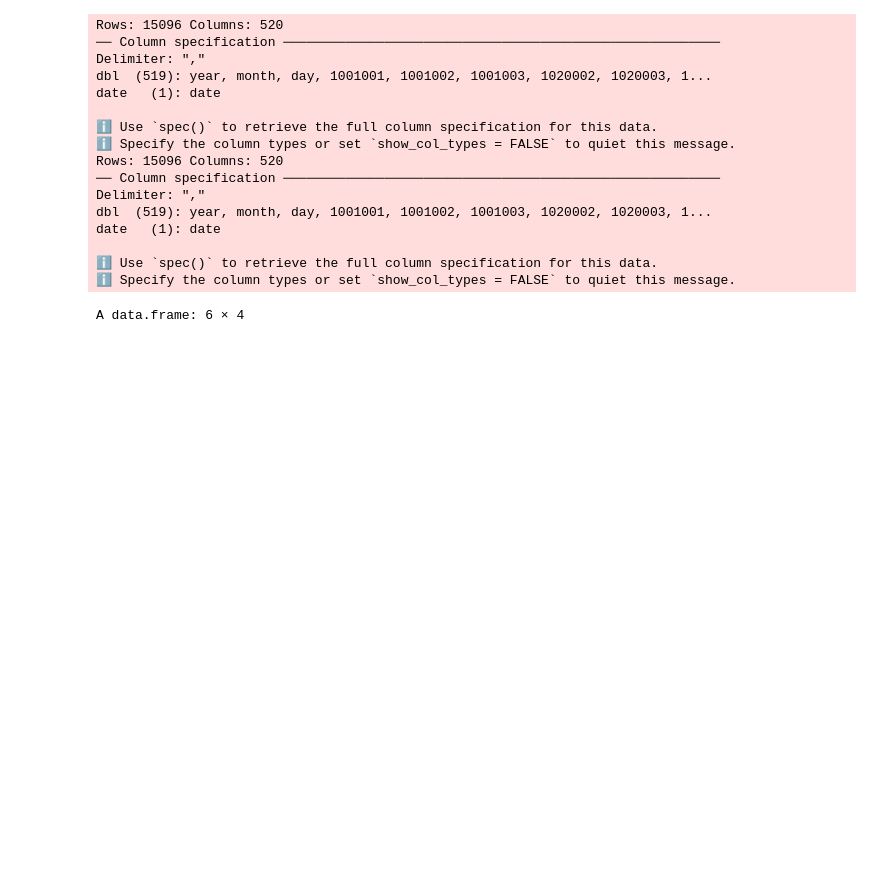
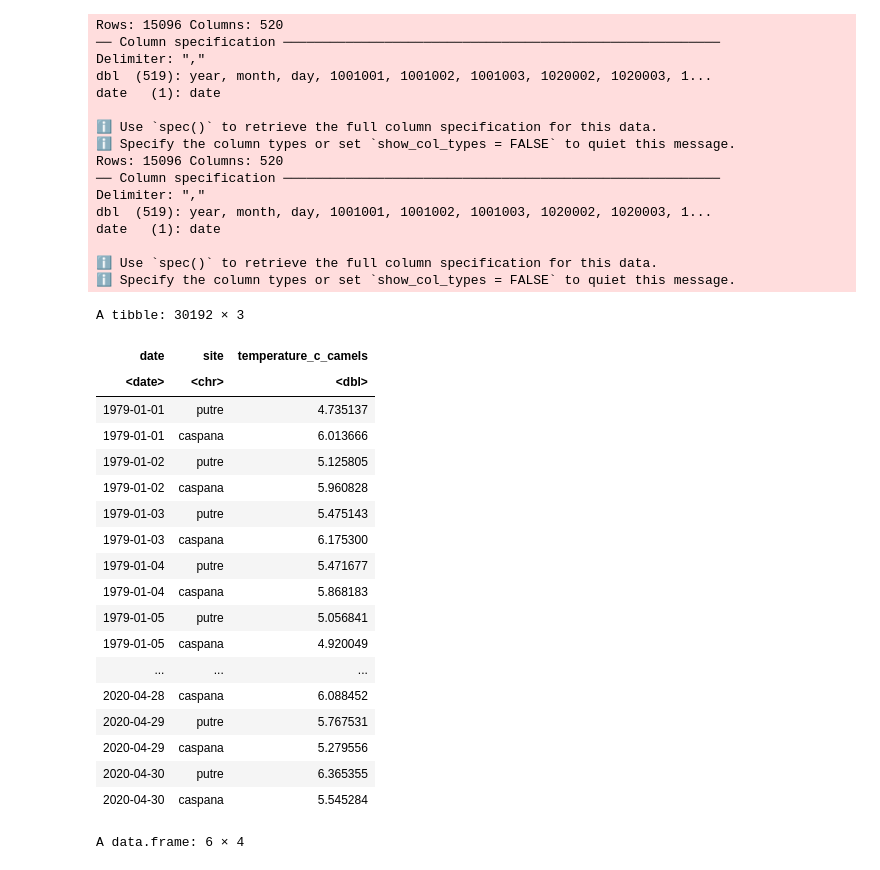
Before and after one commit to valegio/era5_correction_high_andes, a Jupyter notebook: scripts/1_data_cleaning.ipynb, the cells around one changed output. Cells and saved outputs as stored; diff of their text form; code cells hidden in the pictures; blank space fills up the shorter version.

```diff
--- a/scripts/1_data_cleaning.ipynb
+++ b/scripts/1_data_cleaning.ipynb
@@ -258,6 +258,28 @@ date   (1): date
 
 ℹ Use `spec()` to retrieve the full column specification for this data.
 ℹ Specify the column types or set `show_col_types = FALSE` to quiet this message.
+# %%
+df_camels_t
+# %% [output]
+A tibble: 30192 × 3
+| date | site | temperature_c_camels |
+| <date> | <chr> | <dbl> |
+| 1979-01-01 | putre | 4.735137 |
+| 1979-01-01 | caspana | 6.013666 |
+| 1979-01-02 | putre | 5.125805 |
+| 1979-01-02 | caspana | 5.960828 |
+| 1979-01-03 | putre | 5.475143 |
+| 1979-01-03 | caspana | 6.175300 |
+| 1979-01-04 | putre | 5.471677 |
+| 1979-01-04 | caspana | 5.868183 |
+| 1979-01-05 | putre | 5.056841 |
+| 1979-01-05 | caspana | 4.920049 |
+| ... | ... | ... |
+| 2020-04-28 | caspana | 6.088452 |
+| 2020-04-29 | putre | 5.767531 |
+| 2020-04-29 | caspana | 5.279556 |
+| 2020-04-30 | putre | 6.365355 |
+| 2020-04-30 | caspana | 5.545284 |
 # %%
 # ---------------------------------------------------------
 # Clean and merge dataframes: temperature, precipitation and evaporation
```
Also changed, not shown: parts of 7 cells of this notebook.
